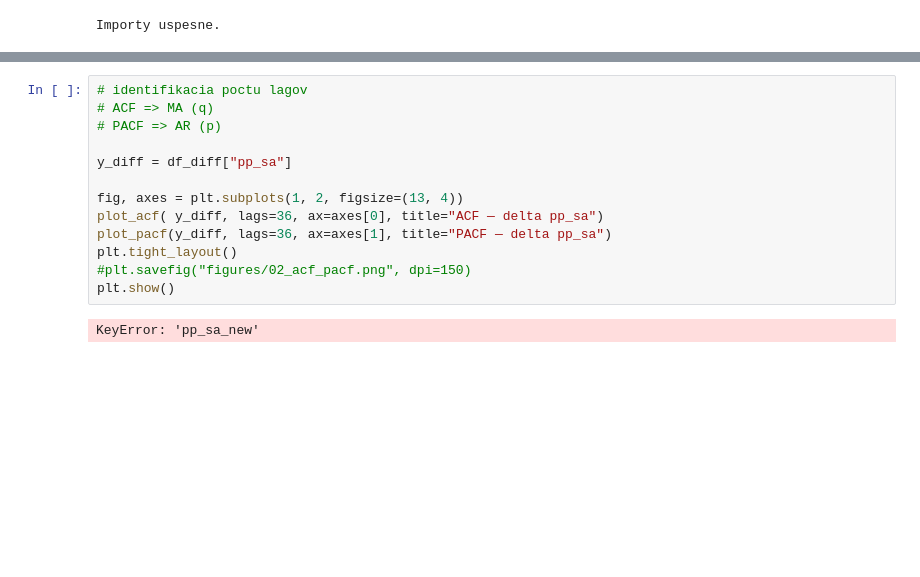
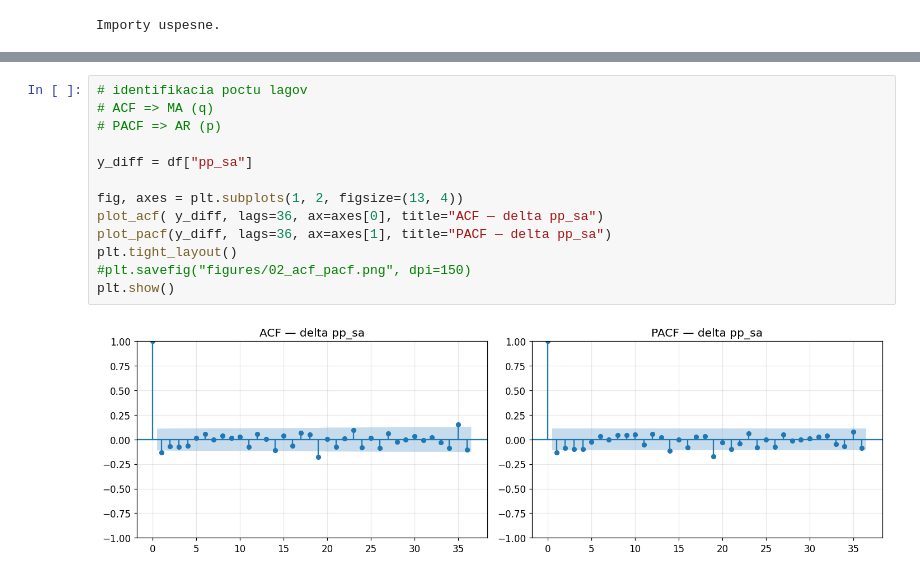
Before and after one commit to Adam24-7/Diplomovka_repo, a Jupyter notebook: ARIMAX.ipynb, the cells around one changed output, grey strips where cells are left out. Drawn from its saved outputs; the diff is of its cells as text; blank space fills up the shorter version.

```diff
--- a/ARIMAX.ipynb
+++ b/ARIMAX.ipynb
@@ -160,15 +58,15 @@ Vsetky premenne su stacionarne po 1. diferencii.
 # %%
 # identifikacia poctu lagov
 # ACF => MA (q)
 # PACF => AR (p)
 
-y_diff = df_diff["pp_sa"]
+y_diff = df["pp_sa"]
 
 fig, axes = plt.subplots(1, 2, figsize=(13, 4))
 plot_acf( y_diff, lags=36, ax=axes[0], title="ACF — delta pp_sa")
 plot_pacf(y_diff, lags=36, ax=axes[1], title="PACF — delta pp_sa")
 plt.tight_layout()
 #plt.savefig("figures/02_acf_pacf.png", dpi=150)
 plt.show()
 # %% [output]
-KeyError: 'pp_sa_new'
+[figure, added]
```
Also changed, not shown: parts of 19 cells of this notebook, 4 other files.
